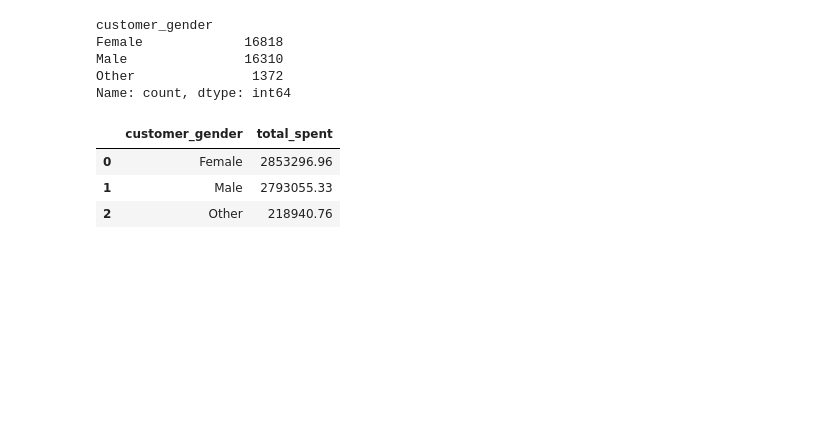
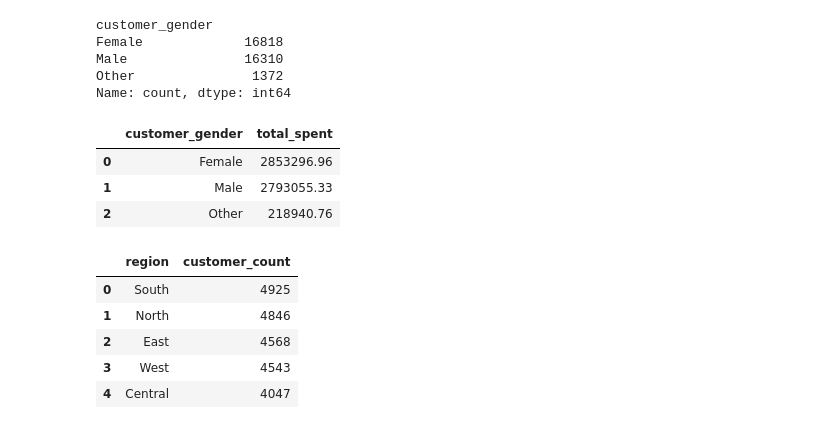
Before and after one commit to t-primero/e-commerce-analysis, a Jupyter notebook: ecommerce_analysis.ipynb, the cells around one changed output. Saved outputs shown, nothing was run; the diff lists cells and outputs as text; code cells hidden in the pictures; blank space fills up the shorter version.

```diff
--- a/ecommerce_analysis.ipynb
+++ b/ecommerce_analysis.ipynb
@@ -584,6 +584,22 @@ ORDER BY total_spent DESC
 | 0 | Female | 2853296.96 |
 | 1 | Male | 2793055.33 |
 | 2 | Other | 218940.76 |
+# %%
+con.sql("""
+SELECT
+region,
+COUNT(DISTINCT customer_id) as customer_count
+FROM sales
+GROUP BY region
+ORDER BY customer_count DESC
+""").df()
+# %% [output]
+|  | region | customer_count |
+| 0 | South | 4925 |
+| 1 | North | 4846 |
+| 2 | East | 4568 |
+| 3 | West | 4543 |
+| 4 | Central | 4047 |
 # %%
 con.sql("""
 SELECT
```
Also changed, not shown: parts of 3 cells of this notebook.
